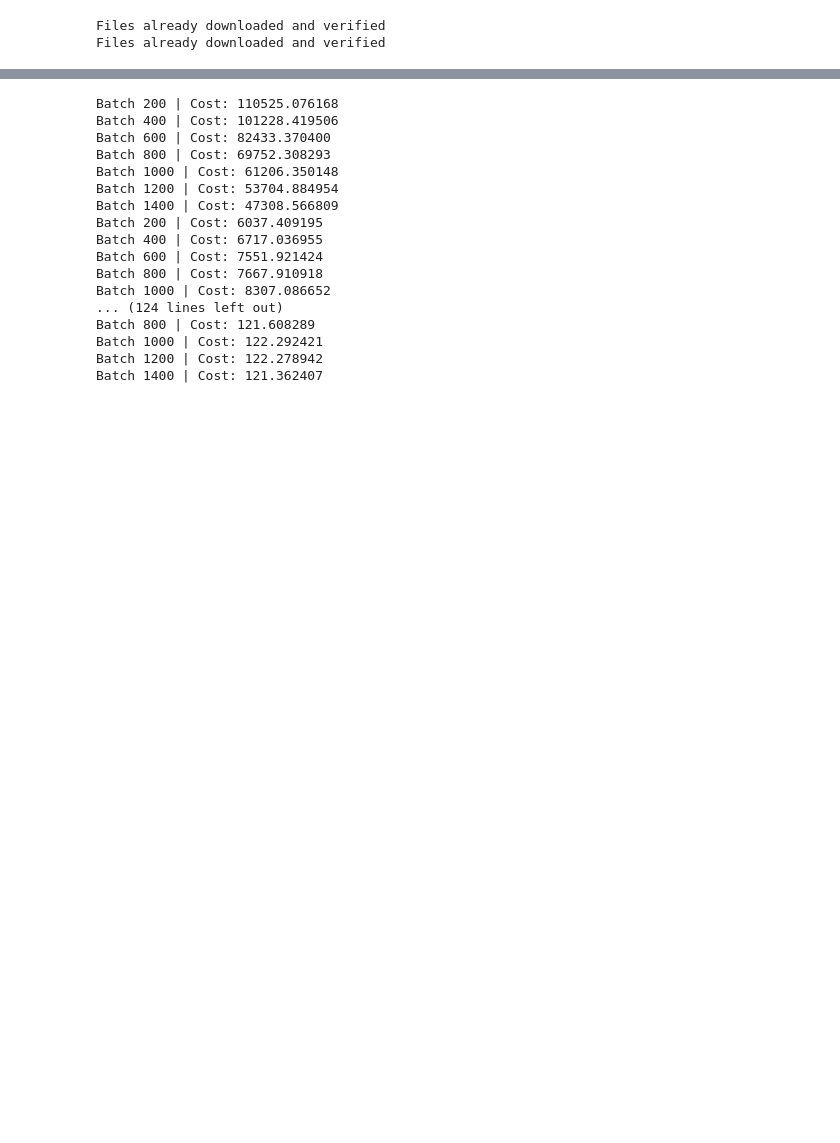
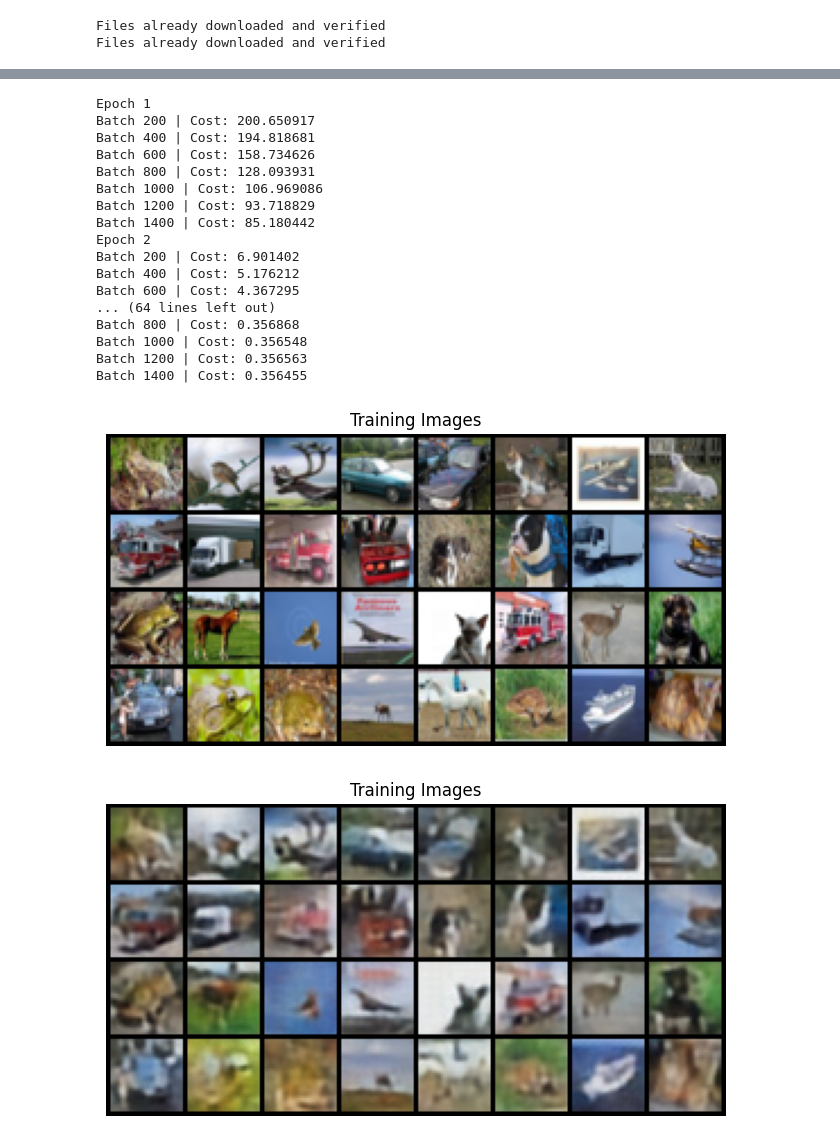
Before and after one commit to harryypham/MyMLPractice, a Jupyter notebook: VQVAE.ipynb, the cells around one changed output, grey strips where cells are left out. Drawn from its saved outputs; the diff is of its cells as text; code cells hidden in the pictures; blank space fills up the shorter version.

```diff
--- a/VQVAE.ipynb
+++ b/VQVAE.ipynb
@@ -43,7 +49,7 @@ class ResidualBlock(nn.Module):
         nn.ReLU(),
         nn.Conv2d(in_dims, hidden_dims, 3, 1, 1, bias=False),
         nn.ReLU(),
-        nn.Conv2d(hidden_dims, in_dims, 1, bias=False)
+        nn.Conv2d(hidden_dims, in_dims, 1, 1, bias=False)
     )
 
   def forward(self, x):
@@ -63,7 +69,7 @@ class ResidualStack(nn.Module):
     return nn.Sequential(*ls)
 
   def forward(self, x):
-    return self.stack(x)
+    return F.relu(self.stack(x))
 
 class Encoder(nn.Module):
   def __init__(self, in_dims, hidden_dims, residual_hidden_dims=64):
@@ -72,6 +78,8 @@ class Encoder(nn.Module):
         nn.Conv2d(in_dims, hidden_dims//2, 4, 2, 1),
         nn.ReLU(),
         nn.Conv2d(hidden_dims//2, hidden_dims, 4, 2, 1),
+        nn.ReLU(),
+        nn.Conv2d(hidden_dims, hidden_dims, 3, 1, 1),
         nn.ReLU()
     )
     self.layer2 = ResidualStack(hidden_dims, residual_hidden_dims, 2)
@@ -82,16 +90,18 @@ class Encoder(nn.Module):
     return x
 
 class Decoder(nn.Module):
-  def __init__(self, in_dims, out_dims, residual_hidden_dims=64):
+  def __init__(self, in_dims, hidden_dims, residual_hidden_dims=64):
     super(Decoder, self).__init__()
-    self.layer1 = ResidualStack(in_dims, residual_hidden_dims, 2)
+    self.conv_1 = nn.Conv2d(in_dims, hidden_dims, 3, 1, 1)
+    self.layer1 = ResidualStack(hidden_dims, residual_hidden_dims, 2)
     self.layer2 = nn.Sequential(
-        nn.ConvTranspose2d(in_dims, 32, 4, 2, 1),
+        nn.ConvTranspose2d(hidden_dims, hidden_dims//2, 4, 2, 1),
         nn.ReLU(),
-        nn.ConvTranspose2d(32, out_dims, 4, 2, 1)
+        nn.ConvTranspose2d(hidden_dims//2, 3, 4, 2, 1)
     )
 
   def forward(self, x):
+    x = F.relu(self.conv_1(x))
     x = self.layer1(x)
     x = self.layer2(x)
     return x
@@ -142,10 +250,11 @@ class VQEmbedding(nn.Module):
 class VQVAE(nn.Module):
   def __init__(self, emb_size, emb_dims, hidden_dims, residual_hidden_dims):
     super().__init__()
-    self.encoder = Encoder(3, hidden_dims)
+    self.encoder = Encoder(3, hidden_dims, residual_hidden_dims)
     self.pre_vq_conv = nn.Conv2d(hidden_dims, emb_dims, 1, 1)
-    self.decoder = Decoder(emb_dims, 3)
+    self.decoder = Decoder(emb_dims, hidden_dims, residual_hidden_dims)
     self.vq = VQEmbedding(emb_size, emb_dims)
+    # self.vq = VectorQuantizer(emb_size, emb_dims, 0.25)
 
   def forward(self, x):
     z_e = self.encoder(x)
@@ -225,7 +265,7 @@ torch.Size([1024, 64])
 # %%
 num_hiddens = 128
-num_residual_hiddens = 256
+num_residual_hiddens = 32
 embedding_dim = 64
 num_embeddings = 512
-num_epochs = 20
+num_epochs = 10
 device = "cuda:0" if torch.cuda.is_available() else "cpu"
@@ -232,11 +277,12 @@ device = "cuda:0" if torch.cuda.is_available() else "cpu"
 # %%
-model = VQVAE(num_embeddings, embedding_dim, num_hiddens, num_residual_hiddens).to(device)
 optimizer = optim.Adam(model.parameters(), lr=2e-4)
 
 loss_history = []
 
+model.train()
 for epoch in range(num_epochs):
   train_loss = 0
+  print(f"Epoch {epoch+1}")
   for batch_idx, (inputs, _) in enumerate(trainloader):
     inputs = inputs.to(device)
     optimizer.zero_grad()
@@ -253,20 +299,37 @@ for epoch in range(num_epochs):
             print ('Batch %03d | Cost: %.6f'
                   %(batch_idx, train_loss/(batch_idx+1)))
 # %% [output]
-Batch 200 | Cost: 110525.076168
-Batch 400 | Cost: 101228.419506
-Batch 600 | Cost: 82433.370400
-Batch 800 | Cost: 69752.308293
-Batch 1000 | Cost: 61206.350148
-Batch 1200 | Cost: 53704.884954
-Batch 1400 | Cost: 47308.566809
-Batch 200 | Cost: 6037.409195
-Batch 400 | Cost: 6717.036955
-Batch 600 | Cost: 7551.921424
-Batch 800 | Cost: 7667.910918
-Batch 1000 | Cost: 8307.086652
-... (124 lines left out)
-Batch 800 | Cost: 121.608289
-Batch 1000 | Cost: 122.292421
-Batch 1200 | Cost: 122.278942
-Batch 1400 | Cost: 121.362407
+Epoch 1
+Batch 200 | Cost: 200.650917
+Batch 400 | Cost: 194.818681
+Batch 600 | Cost: 158.734626
+Batch 800 | Cost: 128.093931
+Batch 1000 | Cost: 106.969086
+Batch 1200 | Cost: 93.718829
+Batch 1400 | Cost: 85.180442
+Epoch 2
+Batch 200 | Cost: 6.901402
+Batch 400 | Cost: 5.176212
+Batch 600 | Cost: 4.367295
+... (64 lines left out)
+Batch 800 | Cost: 0.356868
+Batch 1000 | Cost: 0.356548
+Batch 1200 | Cost: 0.356563
+Batch 1400 | Cost: 0.356455
+# %%
+def imshow(images):
+    plt.figure(figsize=(8,8))
+    plt.axis("off")
+    plt.title("Training Images")
+    plt.imshow(np.transpose(vutils.make_grid(images[:], padding=2, normalize=True).cpu(),(1,2,0)))
+    plt.show()
+
+testiter = iter(testloader)
+images, _ = next(testiter)
+imshow(images)
+images = images.to(device)
+recon_images, _ = model(images)
+imshow(recon_images)
+# %% [output]
+[figure, added]
+[figure, added]
```
Also changed, not shown: parts of 11 cells of this notebook.
